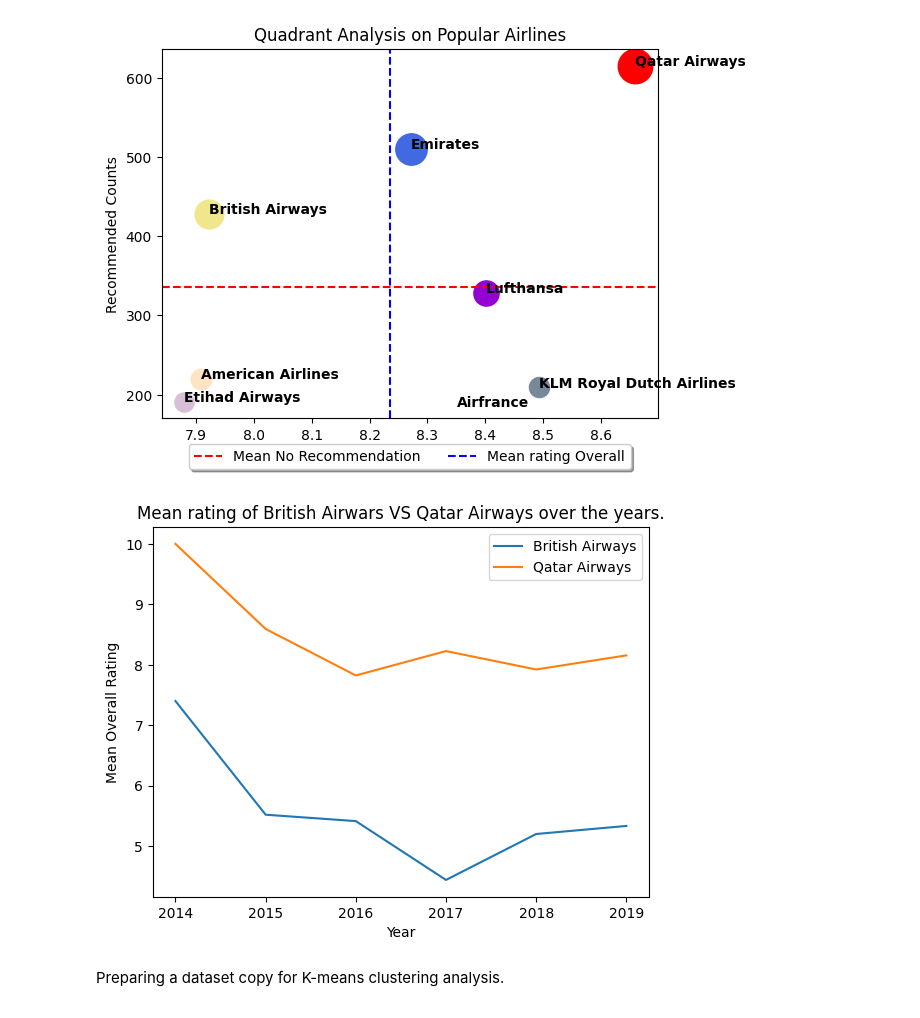
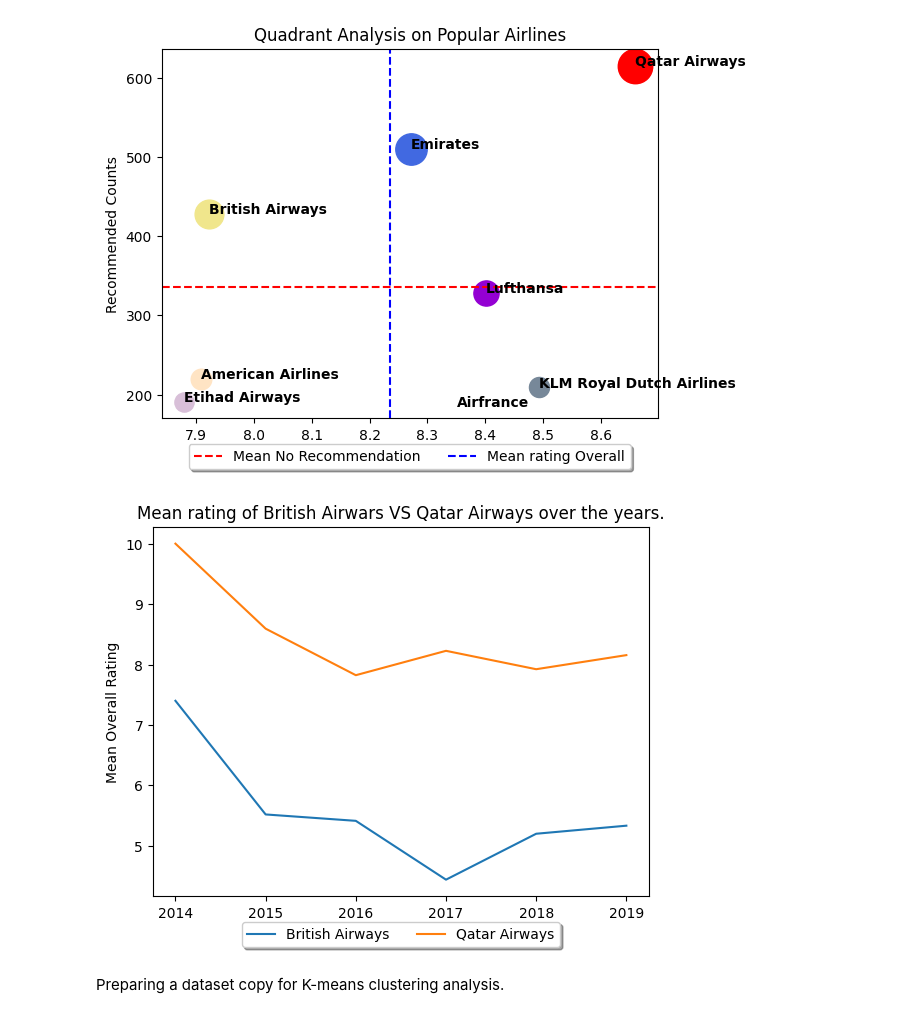
Before and after one commit to pullz6/Airline_Study, a Jupyter notebook: Airline_Reviews.ipynb, the cells around one changed output. Drawn from its saved outputs; the diff is of its cells as text; code cells hidden in the pictures.

```diff
--- a/Airline_Reviews.ipynb
+++ b/Airline_Reviews.ipynb
@@ -106,3 +106,6 @@ for month in airline['month']:
     season_list.append(season)
 
 airline['Season'] = season_list
+# %%
+airports = pd.read_csv('/content/drive/MyDrive/sample_data/Thesis/GlobalAirportDatabase.txt', sep=":", header=None)
+airports.columns = ["ICAO Code", "IATA Code", "Airport Name", "City/Town",'Country','Latitude Degrees','Latitude Minutes','Latitude Seconds','Latitude Direction','Longitude Degrees','Longitude Minutes','Longitude Seconds','Longitude Direction','Altitude','Latitude Decimal Degrees','Longitude Decimal Degrees']
@@ -108,0 +124,5 @@ airline['Season'] = season_list
+# %%
+airports['City/Town'] = airports['City/Town'].str.title()
+airports['Airport Name'] = airports['Airport Name'].str.title()
+airports['Country'] = airports['Country'].str.title()
+airports = airports.replace(np.nan, '', regex=True)
@@ -108,0 +187,2 @@ airline['Season'] = season_list
+# %%
+airline['start_country'] = country_holder
@@ -219,21 +336,22 @@ Text(0.5, 1.0, 'Quadrant Analysis on Popular Airlines')
 # %%
 bae_data = airline[airline['airline'].str.contains('British Airways')]
 bae_data = bae_data.groupby(bae_data.date_flown.dt.year)['overall'].mean()
 bae_data = bae_data.to_frame()
 qatar_data = airline[airline['airline'].str.contains('Qatar Airways')]
 qatar_data = qatar_data.groupby(qatar_data.date_flown.dt.year)['overall'].mean()
 qatar_data = qatar_data.to_frame()
 
 plt.figure()
 plt.plot(bae_data.index,bae_data['overall'],label='British Airways')
 plt.plot(qatar_data.index,qatar_data['overall'],label='Qatar Airways')
-plt.legend()
+plt.legend(loc='upper center', bbox_to_anchor=(0.5, -0.05),
+          fancybox=True, shadow=True, ncol=5)
 plt.xlabel('Year')
 plt.ylabel('Mean Overall Rating')
 plt.title('Mean rating of British Airwars VS Qatar Airways over the years.')
 plt.show()
 # %% [output]
-[figure, old version]
+[figure, new version]
 # %% [markdown]
 Preparing a dataset copy for K-means clustering analysis.
 # %%
```
Also changed, not shown: parts of 7 cells of this notebook.
